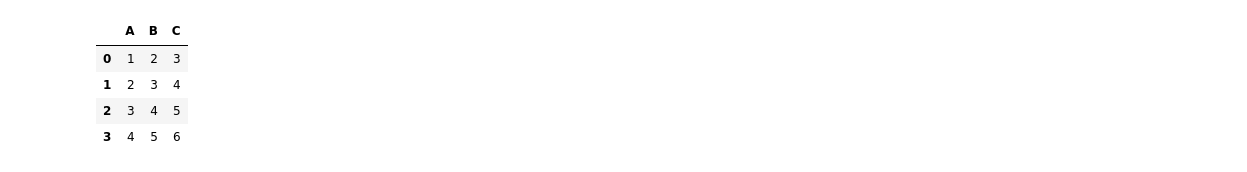
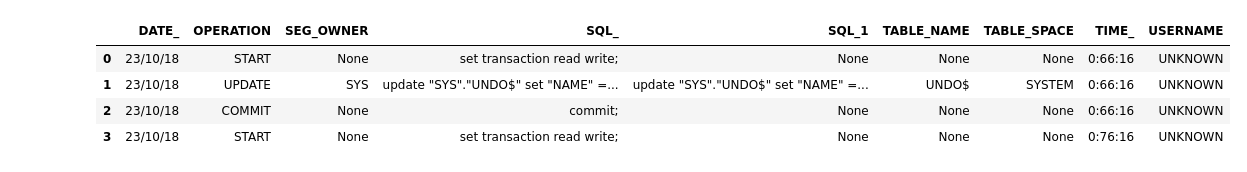
Before and after one commit to AdrianPrendas/LogsPrinting, a Jupyter notebook: src/analisis.ipynb, the cells around one changed output. Saved outputs shown, nothing was run; the diff lists cells and outputs as text; code cells hidden in the pictures.

```diff
--- a/src/analisis.ipynb
+++ b/src/analisis.ipynb
@@ -10,11 +8,11 @@ dataframe = pd.DataFrame.from_dict(db.exec_dml('''select * from "USER1"."T1"''')
-# %%
-dataframe
-# %% [output]
-|  | A | B | C |
-| 0 | 1 | 2 | 3 |
-| 1 | 2 | 3 | 4 |
-| 2 | 3 | 4 | 5 |
-| 3 | 4 | 5 | 6 |
 # %%
 data = pd.DataFrame.from_dict(db.exec_dml('''select * from logminerFiltered'''))
+# %%
+data.head(4)
+# %% [output]
+|  | DATE_ | OPERATION | SEG_OWNER | SQL_ | SQL_1 | TABLE_NAME | TABLE_SPACE | TIME_ | USERNAME |
+| 0 | 23/10/18 | START | None | set transaction read write; | None | None | None | 0:66:16 | UNKNOWN |
+| 1 | 23/10/18 | UPDATE | SYS | update "SYS"."UNDO$" set "NAME" =... | update "SYS"."UNDO$" set "NAME" =... | UNDO$ | SYSTEM | 0:66:16 | UNKNOWN |
+| 2 | 23/10/18 | COMMIT | None | commit; | None | None | None | 0:66:16 | UNKNOWN |
+| 3 | 23/10/18 | START | None | set transaction read write; | None | None | None | 0:76:16 | UNKNOWN |
 # %%
```
Also changed, not shown: parts of 10 cells of this notebook, 3 other files.
